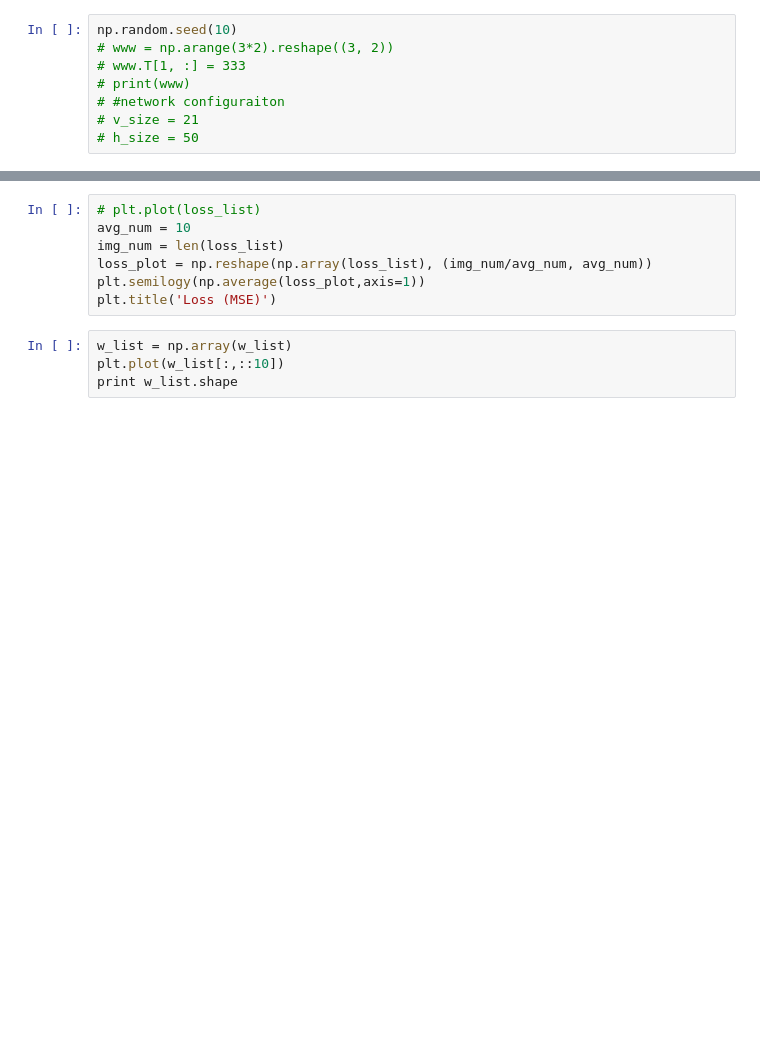
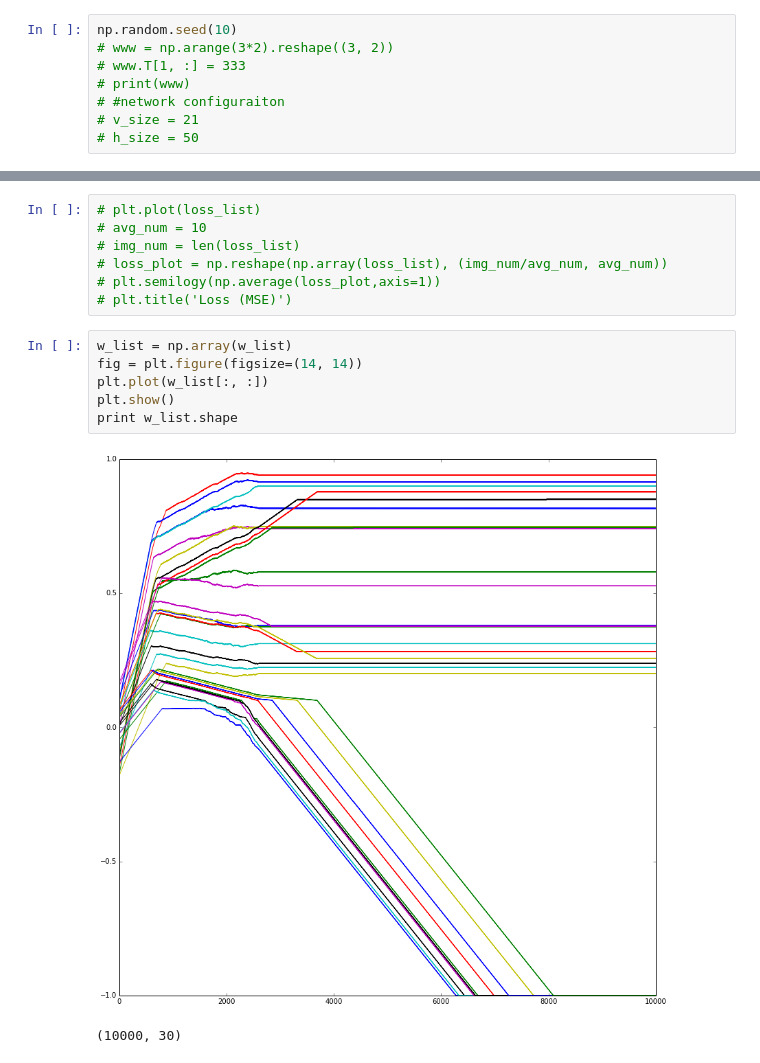
Before and after one commit to liuYing77/time_based_sae, a Jupyter notebook: time_based_SAE-fx.ipynb, the cells around one changed output, grey strips where cells are left out. Drawn from its saved outputs; the diff is of its cells as text; blank space fills up the shorter version.

```diff
--- a/time_based_SAE-fx.ipynb
+++ b/time_based_SAE-fx.ipynb
@@ -186,11 +202,16 @@ epoch:5
 # %%
 # plt.plot(loss_list)
-avg_num = 10
-img_num = len(loss_list)
-loss_plot = np.reshape(np.array(loss_list), (img_num/avg_num, avg_num))
-plt.semilogy(np.average(loss_plot,axis=1))
-plt.title('Loss (MSE)')
+# avg_num = 10
+# img_num = len(loss_list)
+# loss_plot = np.reshape(np.array(loss_list), (img_num/avg_num, avg_num))
+# plt.semilogy(np.average(loss_plot,axis=1))
+# plt.title('Loss (MSE)')
 # %%
 w_list = np.array(w_list)
-plt.plot(w_list[:,::10])
+fig = plt.figure(figsize=(14, 14))
+plt.plot(w_list[:, :])
+plt.show()
 print w_list.shape
+# %% [output]
+[figure, added]
+(10000, 30)
```
Also changed, not shown: parts of 4 cells of this notebook, 3 other files.
